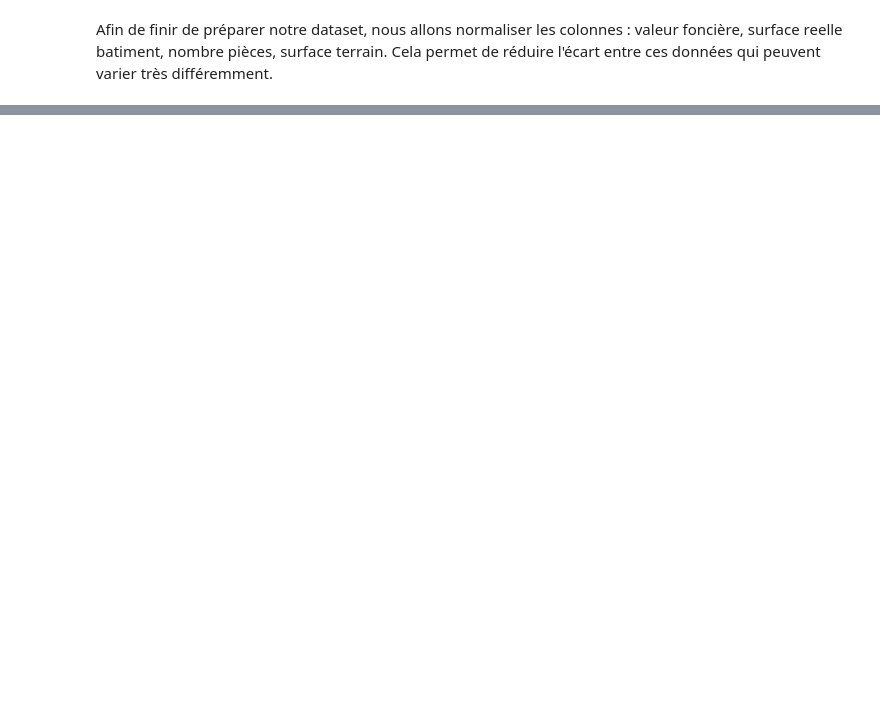
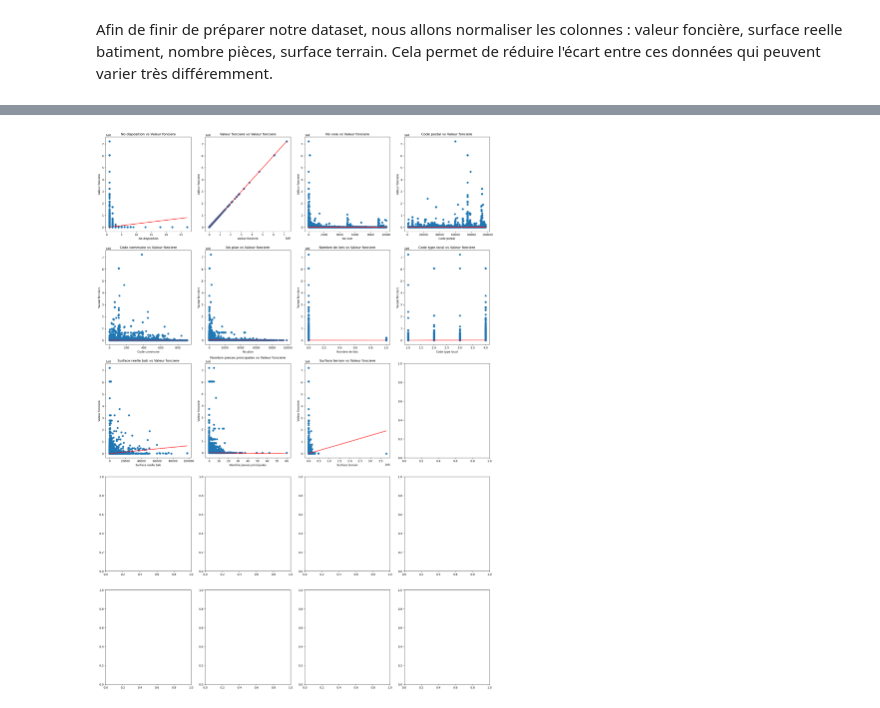
Before and after one commit to juliele1/Data_Project, a Jupyter notebook: Data_Project.ipynb, the cells around one changed output, grey strips where cells are left out. Drawn from its saved outputs; the diff is of its cells as text; code cells hidden in the pictures; blank space fills up the shorter version.

```diff
--- a/Data_Project.ipynb
+++ b/Data_Project.ipynb
@@ -198,0 +408,29 @@ AttributeError: Can only use .str accessor with string values!
+# %%
+# Création des diagrammes de dispersion
+
+import matplotlib.pyplot as plt
+import numpy as np
+
+fig, axs = plt.subplots(5, 4, figsize=(20, 28))
+
+numerical_columns = data.select_dtypes(include=['float64', 'int64']).columns
+
+for i, column in enumerate(numerical_columns):
+    axs[i//4, i%4].set_xlabel(column)
+    axs[i//4, i%4].scatter(data[column], data['Valeur fonciere'])
+    axs[i//4, i%4].set_ylabel('Valeur fonciere')
+    axs[i//4, i%4].set_title(f'{column} vs Valeur fonciere')
+
+    if data[column].dtype == np.datetime64:
+        reference_date = np.datetime64('2000-01-01')  # Remplacez avec votre date de référence
+        x = (data[column] - reference_date) / np.timedelta64(1, 'D')
+    else:
+        x = data[column].astype(float)
+
+    m, b = np.polyfit(x, data['Valeur fonciere'], 1)
+    axs[i//4, i%4].plot(x, m*x + b, '-', color='red')
+
+plt.tight_layout()
+plt.show()
+# %% [output]
+[figure, added]
```
Also changed, not shown: parts of 23 cells of this notebook, 1 other file.
